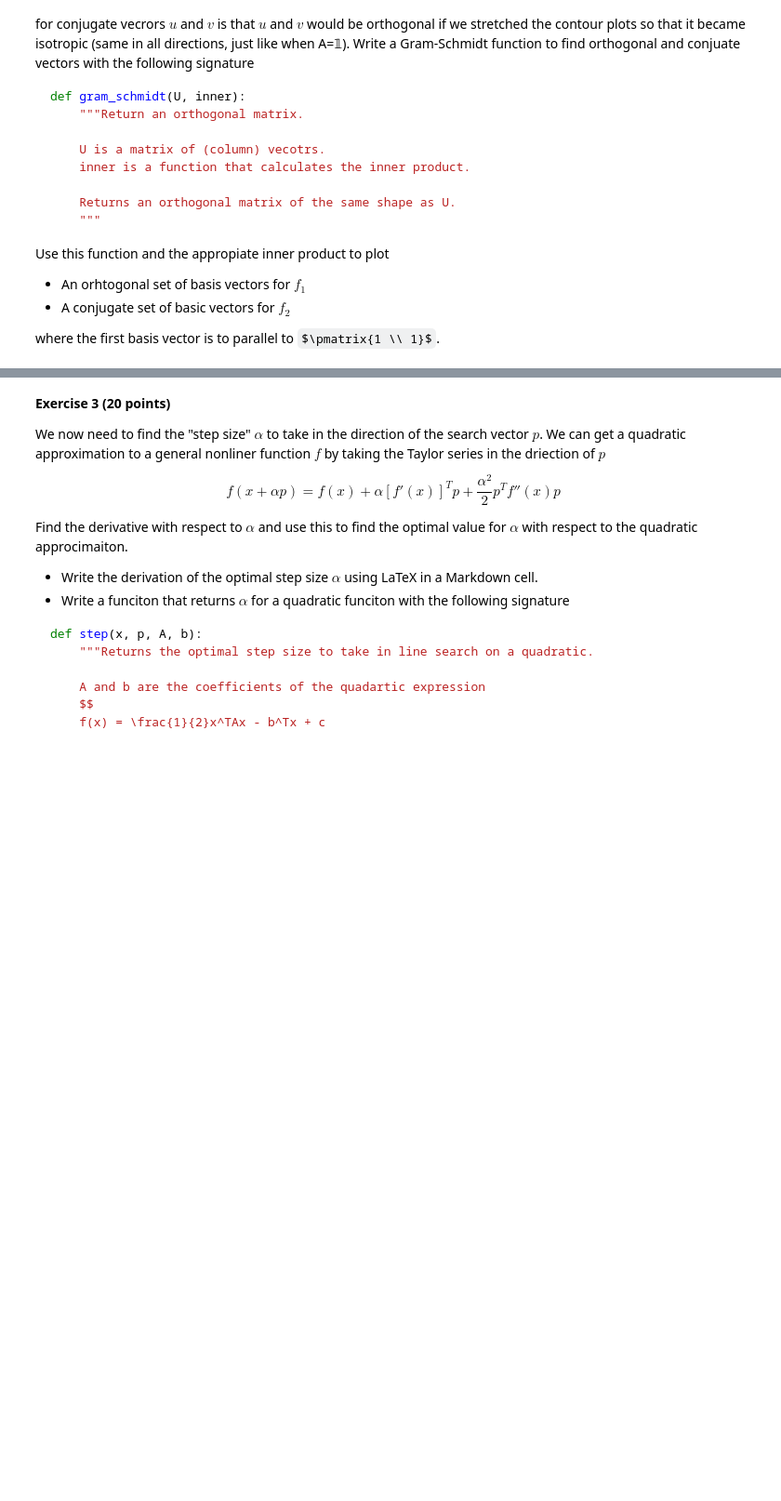
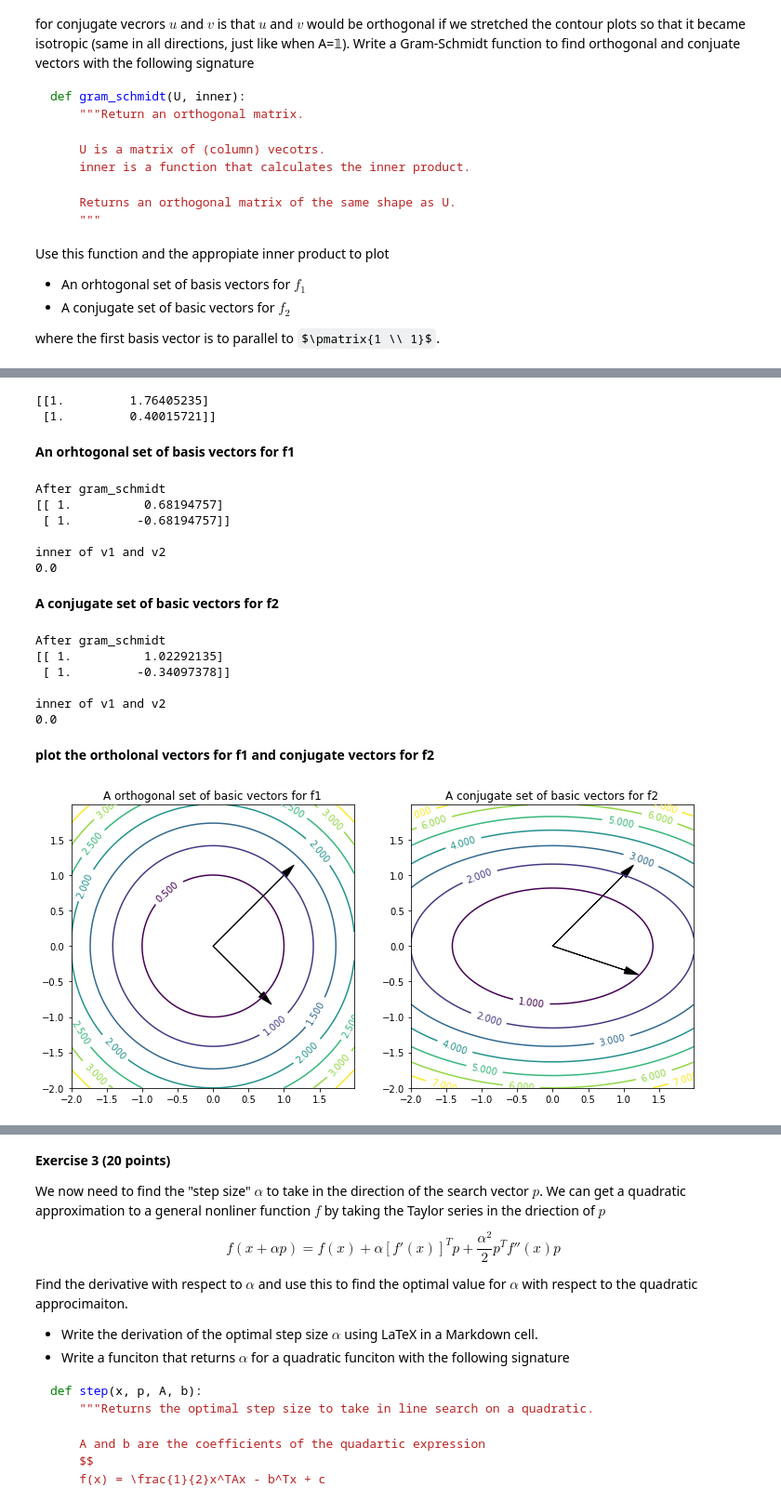
Before and after one commit to clintko/Duke_BIOS823_BigData_v2, a Jupyter notebook: Z06_Optimization_Kuei_v2.ipynb, the cells around one changed output, grey strips where cells are left out. Shown: that part at 93% size. Drawn from its saved outputs; the diff is of its cells as text; code cells hidden in the pictures; some formulas as TeX source; blank space fills up the shorter version.

```diff
--- a/Z06_Optimization_Kuei_v2.ipynb
+++ b/Z06_Optimization_Kuei_v2.ipynb
@@ -211,0 +240,80 @@ def gram_schmidt(U, inner):
+# %%
+np.random.seed(0)
+U = np.c_[np.array([1, 1]), np.random.randn(2)]
+print(U)
+# %% [output]
+[[1.         1.76405235]
+ [1.         0.40015721]]
+# %% [markdown]
+**An orhtogonal set of basis vectors for  f1**
+# %%
+inner = lambda u, v: quard(np.eye(2), u, v)
+V1 = gram_schmidt(U, inner)
+
+print("After gram_schmidt")
+print(V1)
+
+print("\ninner of v1 and v2")
+print(inner(V1[:, 0], V1[:, 1]))
+# %% [output]
+After gram_schmidt
+[[ 1.          0.68194757]
+ [ 1.         -0.68194757]]
+
+inner of v1 and v2
+0.0
+# %% [markdown]
+**A conjugate set of basic vectors for  f2**
+# %%
+inner = lambda u, v: quard(np.array([[1, 0], [0, 3]]), u, v)
+V2 = gram_schmidt(U, inner)
+
+print("After gram_schmidt")
+print(V2)
+
+print("\ninner of v1 and v2")
+print(inner(V2[:, 0], V2[:, 1]))
+# %% [output]
+After gram_schmidt
+[[ 1.          1.02292135]
+ [ 1.         -0.34097378]]
+
+inner of v1 and v2
+0.0
+# %% [markdown]
+**plot the ortholonal vectors for f1 and conjugate vectors for f2**
+# %%
+fig, axes = plt.subplots(ncols = 2, nrows = 1, figsize = (12, 6))
+
+### set x, y
+x    = np.arange(-2, 2, 0.01)
+y    = np.arange(-2, 2, 0.01)
+x, y = np.meshgrid(x, y)
+
+### ortholonal vectors for f1
+ax = axes[0]
+
+z  = f1(np.vstack([x.ravel(), y.ravel()])).reshape(x.shape)
+CS = ax.contour(x, y, z)
+ax.clabel(CS, inline = 1, fontsize = 10)
+
+ax.arrow(0, 0, V1[:, 0][0], V1[:, 0][1], head_width = 0.1, head_length = 0.2, fc = 'k', ec = 'k')
+ax.arrow(0, 0, V1[:, 1][0], V1[:, 1][1], head_width = 0.1, head_length = 0.2, fc = 'k', ec = 'k')
+
+ax.set_title('A orthogonal set of basic vectors for f1');
+ax.axis('square')
+
+# conjugate vectors for f2
+ax = axes[1]
+
+z  = f2(np.vstack([x.ravel(), y.ravel()])).reshape(x.shape)
+CS = ax.contour(x, y, z)
+ax.clabel(CS, inline = 1, fontsize = 10)
+
+ax.arrow(0, 0, V2[:, 0][0], V2[:, 0][1], head_width = 0.1, head_length = 0.2, fc = 'k', ec = 'k')
+ax.arrow(0, 0, V2[:, 1][0], V2[:, 1][1], head_width = 0.1, head_length = 0.2, fc = 'k', ec = 'k')
+
+ax.set_title('A conjugate set of basic vectors for f2');
+ax.axis('square');
+# %% [output]
+[figure, added]
```
Also changed, not shown: parts of 18 cells of this notebook, 6 other files.
